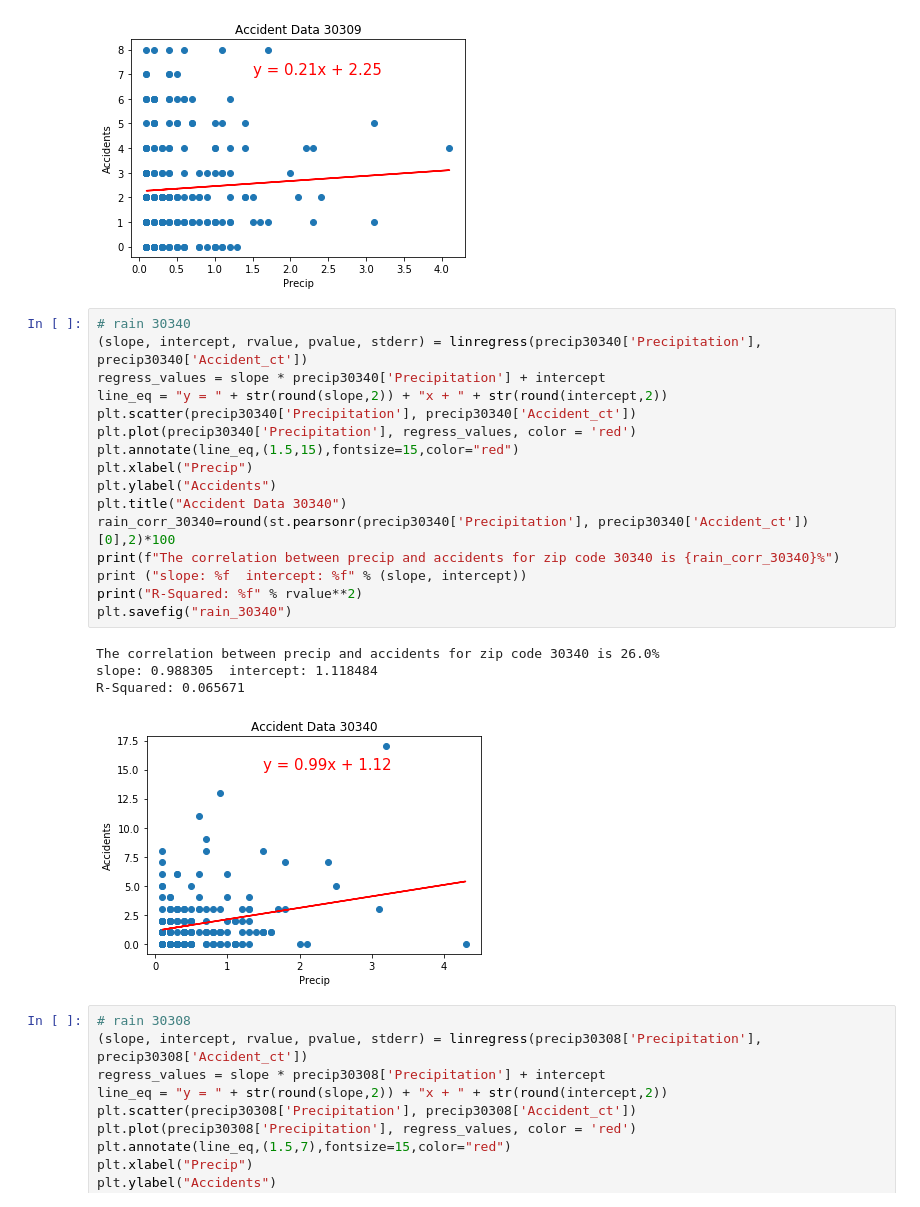
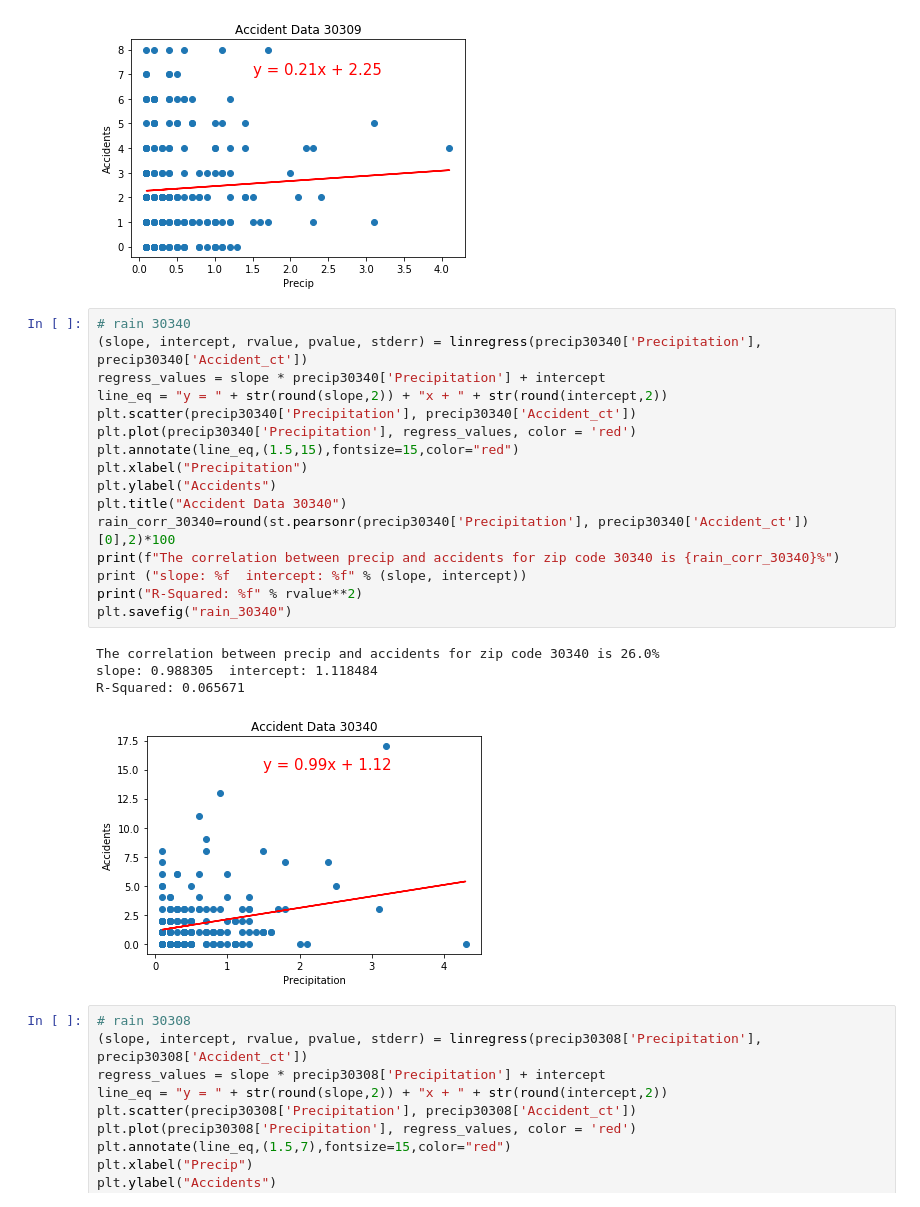
Before and after one commit to alexcaughman/iteration_station, a Jupyter notebook: precipitation_regressions_JRS.ipynb, the cells around one changed output. Drawn from its saved outputs; the diff is of its cells as text.

```diff
--- a/precipitation_regressions_JRS.ipynb
+++ b/precipitation_regressions_JRS.ipynb
@@ -155,24 +155,24 @@ R-Squared: 0.003345
 # %%
 # rain 30340
 (slope, intercept, rvalue, pvalue, stderr) = linregress(precip30340['Precipitation'], precip30340['Accident_ct'])
 regress_values = slope * precip30340['Precipitation'] + intercept
 line_eq = "y = " + str(round(slope,2)) + "x + " + str(round(intercept,2))
 plt.scatter(precip30340['Precipitation'], precip30340['Accident_ct'])
 plt.plot(precip30340['Precipitation'], regress_values, color = 'red')
 plt.annotate(line_eq,(1.5,15),fontsize=15,color="red")
-plt.xlabel("Precip")
+plt.xlabel("Precipitation")
 plt.ylabel("Accidents")
 plt.title("Accident Data 30340")
 rain_corr_30340=round(st.pearsonr(precip30340['Precipitation'], precip30340['Accident_ct'])[0],2)*100
 print(f"The correlation between precip and accidents for zip code 30340 is {rain_corr_30340}%")
 print ("slope: %f  intercept: %f" % (slope, intercept))
 print("R-Squared: %f" % rvalue**2)
 plt.savefig("rain_30340")
 # %% [output]
 The correlation between precip and accidents for zip code 30340 is 26.0%
 slope: 0.988305  intercept: 1.118484
 R-Squared: 0.065671
-[figure, old version]
+[figure, new version]
 # %%
 # rain 30308
 (slope, intercept, rvalue, pvalue, stderr) = linregress(precip30308['Precipitation'], precip30308['Accident_ct'])
```
Also changed, not shown: 1 other file.
